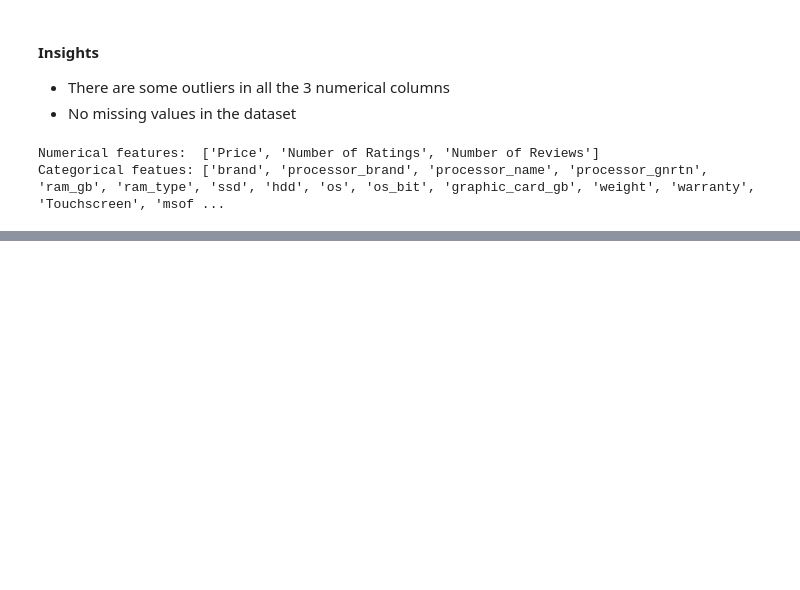
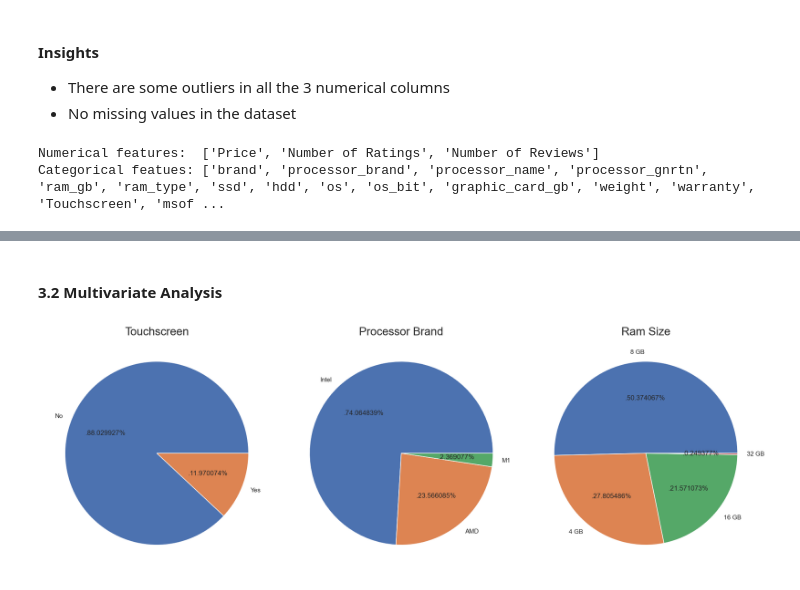
Before and after one commit to Anubhav-Goyal01/Data-Science-Salary-Prediction, a Jupyter notebook: notebooks/eda.ipynb, the cells around one changed output, grey strips where cells are left out. Saved outputs shown, nothing was run; the diff lists cells and outputs as text; code cells hidden in the pictures; blank space fills up the shorter version.

```diff
--- a/notebooks/eda.ipynb
+++ b/notebooks/eda.ipynb
@@ -130,0 +153,36 @@ Categorical featues: ['brand', 'processor_brand', 'processor_name', 'processor_g
+# %% [markdown]
+#### 3.2 Multivariate Analysis
+# %%
+plt.rcParams['figure.figsize'] = (30, 12)
+
+plt.subplot(1, 5, 1)
+size = df['Touchscreen'].value_counts()
+labels = 'No', 'Yes'
+plt.pie(size, labels = labels,autopct = '.%2f%%')
+plt.title('Touchscreen', fontsize = 20)
+plt.axis('off')
+
+
+
+plt.subplot(1, 5, 2)
+size = df['processor_brand'].value_counts()
+labels = 'Intel', 'AMD','M1'
+plt.pie(size,labels = labels,autopct = '.%2f%%')
+plt.title('Processor Brand', fontsize = 20)
+plt.axis('off')
+
+
+plt.subplot(1, 5, 3)
+size = df['ram_gb'].value_counts()
+labels = '8 GB', '4 GB','16 GB', '32 GB'
+plt.pie(size,labels = labels,autopct = '.%2f%%')
+plt.title('Ram Size', fontsize = 20)
+plt.axis('off')
+
+
+plt.tight_layout()
+plt.grid()
+
+plt.show()
+# %% [output]
+[figure, added]
```
Also changed, not shown: parts of 11 cells of this notebook.
